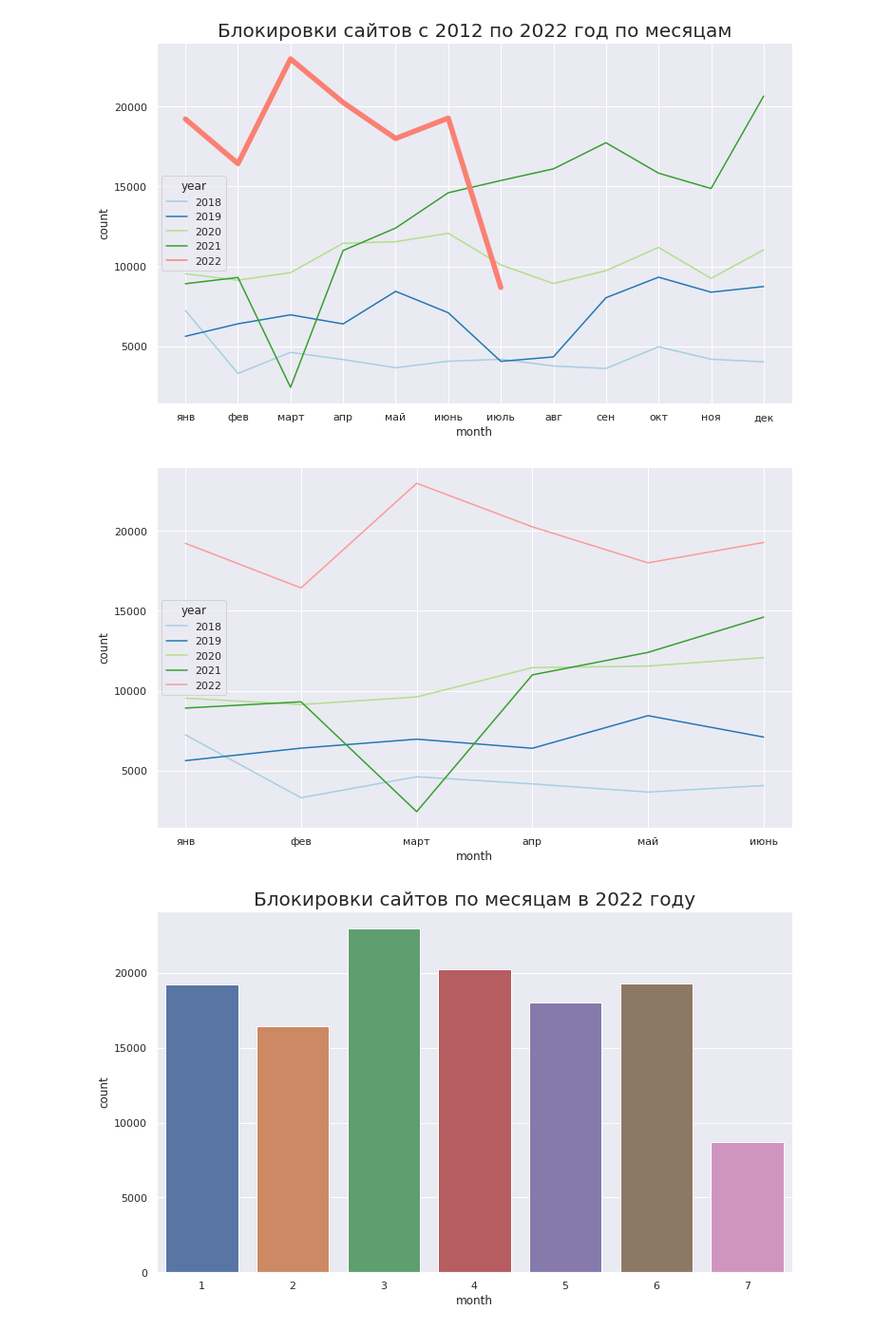
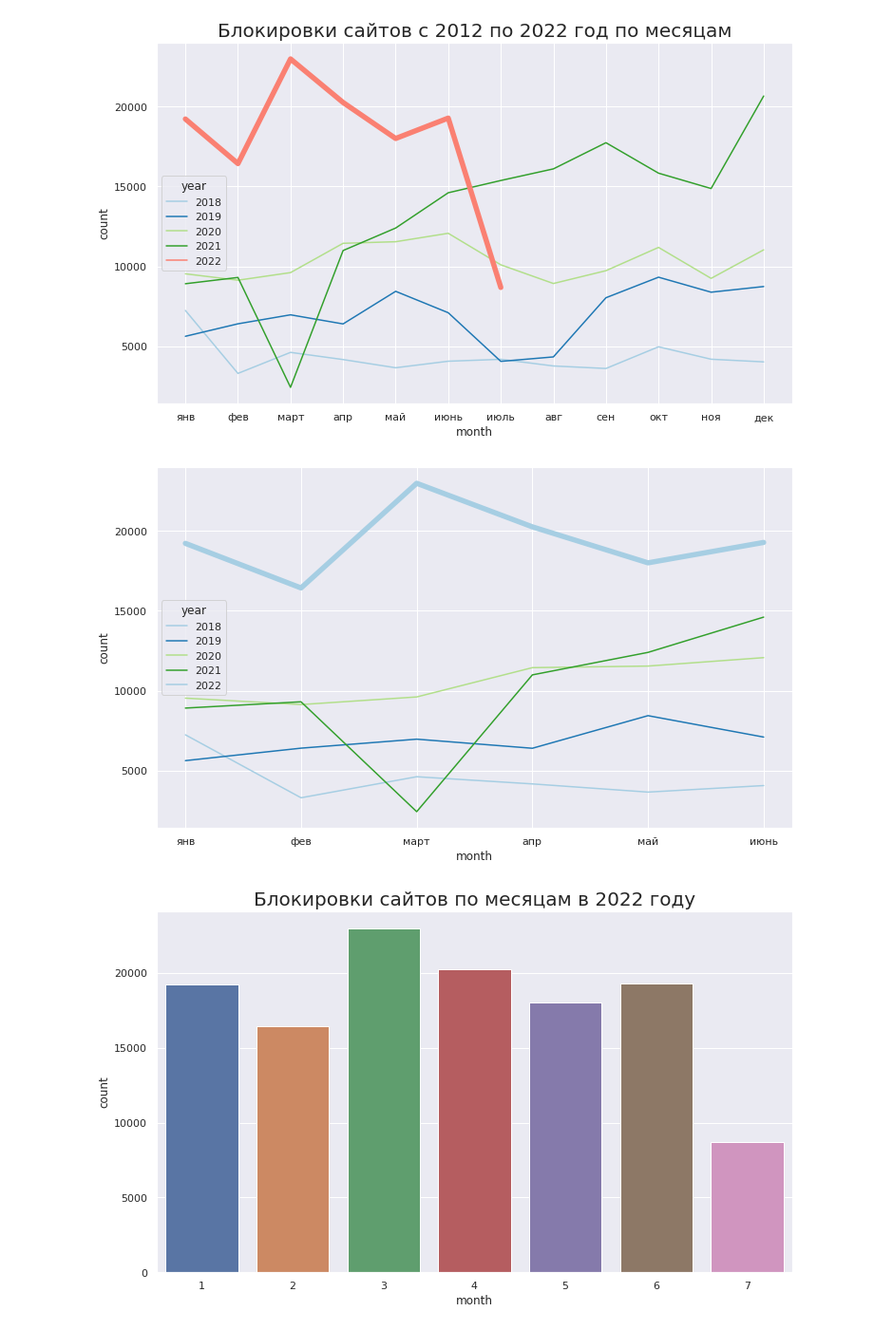
Before and after one commit to kkruglik/runet_blockings, a Jupyter notebook: data_analysis.ipynb, the cells around one changed output. Shown: that part at 95% size. Saved outputs shown, nothing was run; the diff lists cells and outputs as text; code cells hidden in the pictures.

```diff
--- a/data_analysis.ipynb
+++ b/data_analysis.ipynb
@@ -100,17 +100,26 @@ plt.show()
 # %%
 # Тот же график, но с отрезком за 6 месяцев
 sns.lineplot(
-    data=temp[(temp.month <= 6)],
+    data=temp[(temp.month <= 6) & (temp.year!=2022)],
     x='month',
     y='count',
     hue='year',
     palette="Paired"
 )
 
+sns.lineplot(
+    data=temp[(temp.month <= 6) & (temp.year==2022)],
+    x='month',
+    y='count',
+    hue='year',
+    linewidth=5.5,
+    palette="Paired"
+)
+
 plt.xticks(range(1, 7), ['янв', 'фев', 'март', 'апр', 'май', 'июнь'])
 plt.show()
 # %% [output]
-[figure, old version]
+[figure, new version]
 # %%
 sns.countplot(
     data=data[data.year == 2022],
```
Also changed, not shown: parts of 7 cells of this notebook.
